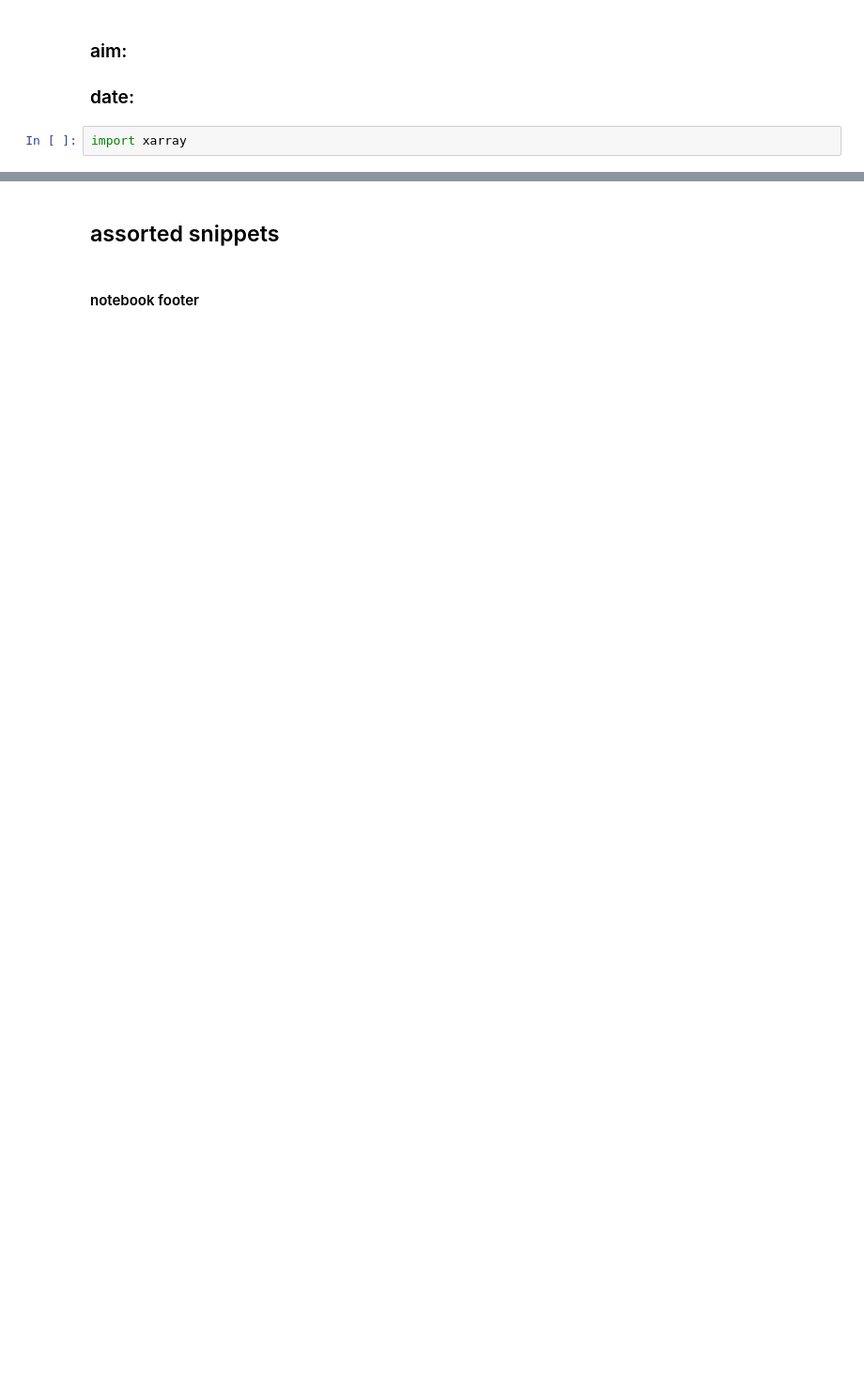
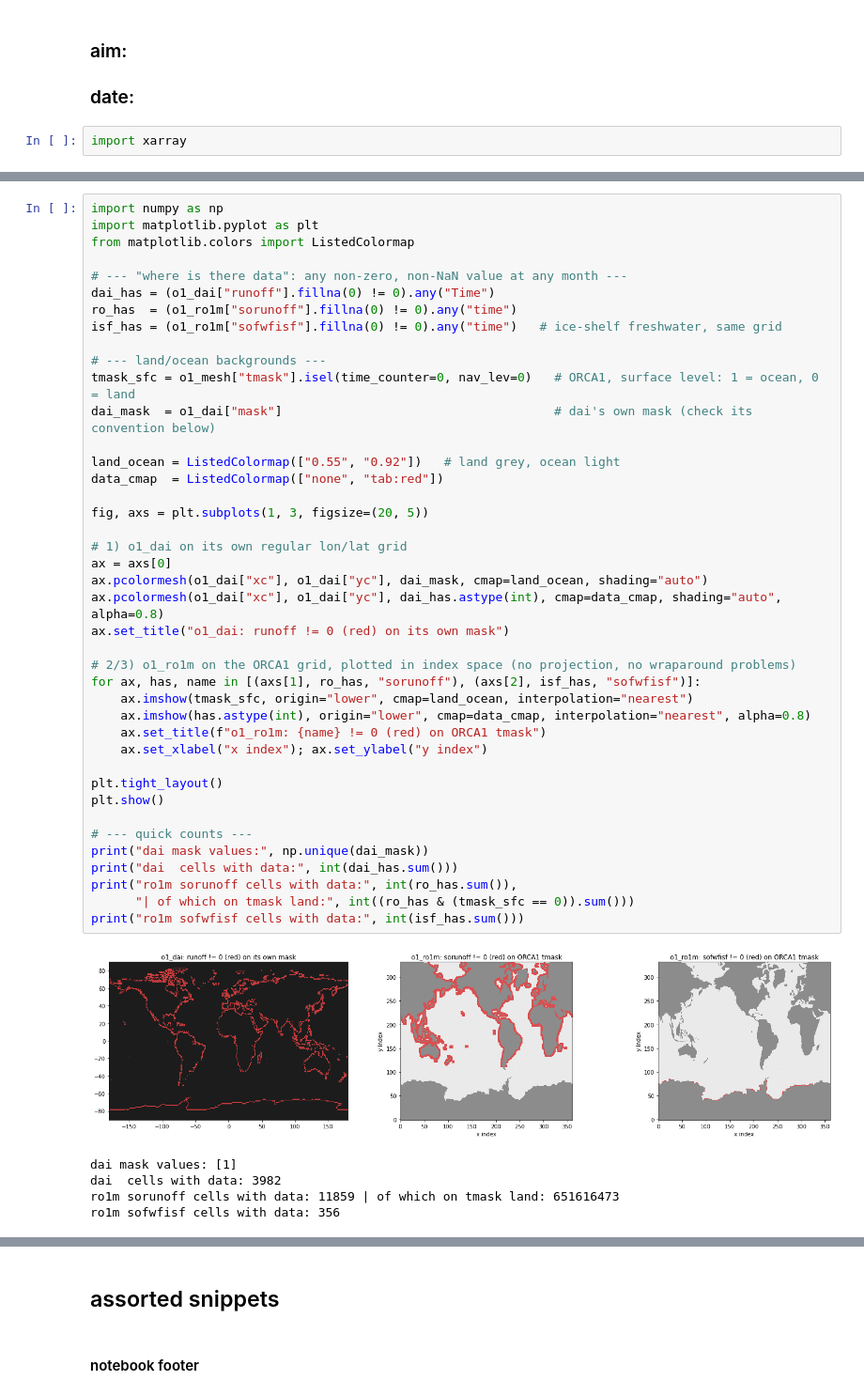
Before and after one commit to tjarnikova/SKETCH, a Jupyter notebook: rivers.ipynb, the cells around one changed output, grey strips where cells are left out. Shown at 94% size. Drawn from its saved outputs; the diff is of its cells as text; blank space fills up the shorter version.

```diff
--- a/rivers.ipynb
+++ b/rivers.ipynb
@@ -31,0 +48,47 @@ PermissionError: [Errno 13] Permission denied: b'/gpfs/data/greenocean/shared/ez
+# %%
+import numpy as np
+import matplotlib.pyplot as plt
+from matplotlib.colors import ListedColormap
+
+# --- "where is there data": any non-zero, non-NaN value at any month ---
+dai_has = (o1_dai["runoff"].fillna(0) != 0).any("Time")
+ro_has  = (o1_ro1m["sorunoff"].fillna(0) != 0).any("time")
+isf_has = (o1_ro1m["sofwfisf"].fillna(0) != 0).any("time")   # ice-shelf freshwater, same grid
+
+# --- land/ocean backgrounds ---
+tmask_sfc = o1_mesh["tmask"].isel(time_counter=0, nav_lev=0)   # ORCA1, surface level: 1 = ocean, 0 = land
+dai_mask  = o1_dai["mask"]                                     # dai's own mask (check its convention below)
+
+land_ocean = ListedColormap(["0.55", "0.92"])   # land grey, ocean light
+data_cmap  = ListedColormap(["none", "tab:red"])
+
+fig, axs = plt.subplots(1, 3, figsize=(20, 5))
+
+# 1) o1_dai on its own regular lon/lat grid
+ax = axs[0]
+ax.pcolormesh(o1_dai["xc"], o1_dai["yc"], dai_mask, cmap=land_ocean, shading="auto")
+ax.pcolormesh(o1_dai["xc"], o1_dai["yc"], dai_has.astype(int), cmap=data_cmap, shading="auto", alpha=0.8)
+ax.set_title("o1_dai: runoff != 0 (red) on its own mask")
+
+# 2/3) o1_ro1m on the ORCA1 grid, plotted in index space (no projection, no wraparound problems)
+for ax, has, name in [(axs[1], ro_has, "sorunoff"), (axs[2], isf_has, "sofwfisf")]:
+    ax.imshow(tmask_sfc, origin="lower", cmap=land_ocean, interpolation="nearest")
+    ax.imshow(has.astype(int), origin="lower", cmap=data_cmap, interpolation="nearest", alpha=0.8)
+    ax.set_title(f"o1_ro1m: {name} != 0 (red) on ORCA1 tmask")
+    ax.set_xlabel("x index"); ax.set_ylabel("y index")
+
+plt.tight_layout()
+plt.show()
+
+# --- quick counts ---
+print("dai mask values:", np.unique(dai_mask))
+print("dai  cells with data:", int(dai_has.sum()))
+print("ro1m sorunoff cells with data:", int(ro_has.sum()),
+      "| of which on tmask land:", int((ro_has & (tmask_sfc == 0)).sum()))
+print("ro1m sofwfisf cells with data:", int(isf_has.sum()))
+# %% [output]
+[figure, added]
+dai mask values: [1]
+dai  cells with data: 3982
+ro1m sorunoff cells with data: 11859 | of which on tmask land: 651616473
+ro1m sofwfisf cells with data: 356
```
Also changed, not shown: parts of 9 cells of this notebook.
